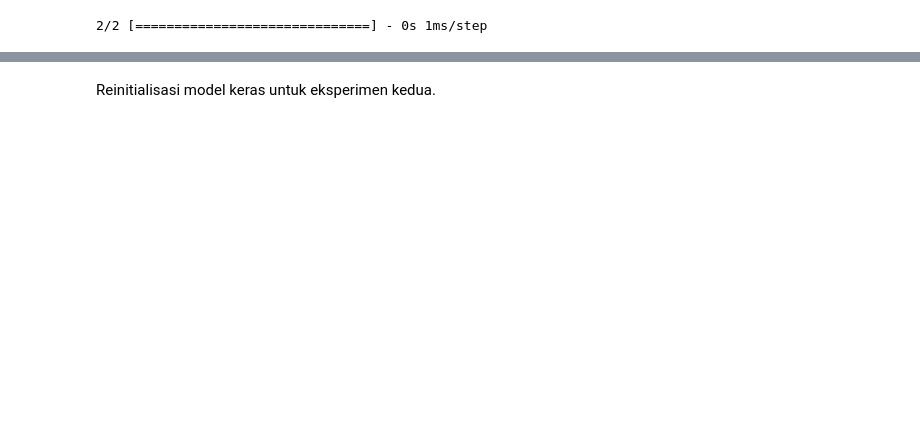
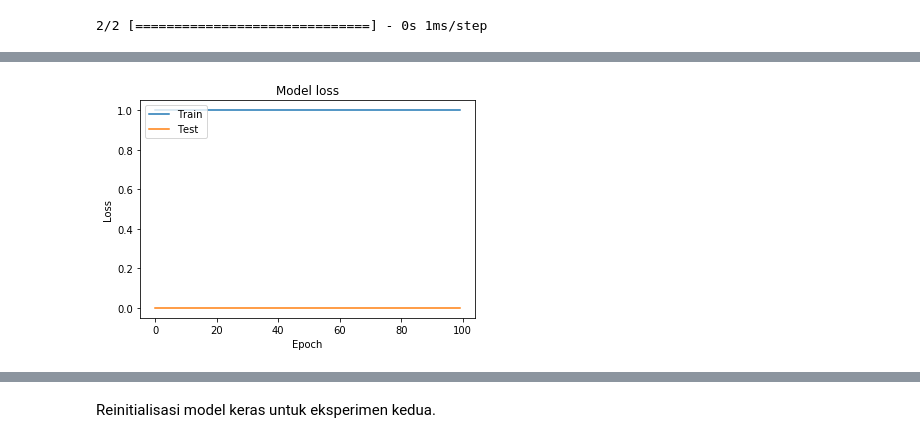
Before and after one commit to rizkiduwinanto/TubesML2, a Jupyter notebook: TubesML2.ipynb, the cells around one changed output, grey strips where cells are left out. Cells and saved outputs as stored; diff of their text form; code cells hidden in the pictures; blank space fills up the shorter version.

```diff
--- a/TubesML2.ipynb
+++ b/TubesML2.ipynb
@@ -14,3 +18,6 @@ import matplotlib.pyplot as plt
+# %%
+train_data = [(x, y) for x, y in zip(X_train, y_train)]
+test_data = [(x, y) for x, y in zip(X_test, y_test)]
 # %% [markdown]
 ## 1.a. Create a Classifier
 # %% [markdown]
@@ -141,7 +148,7 @@ class Network(object):
     def evaluate(self, test_data):
         test_results = [(1 if self.feed_forward(x) * 2 >= 1 else 0, y) for x, y in test_data]
         accuracy = sum(int(x == y) for x, y in test_results)/len(test_results)
-        loss = sum(pow(int(y - x), 2) for x, y in test_results)/len(test_results)
+        loss = sum(math.pow((y - x), 2) for x, y in test_results)/len(test_results)
         return accuracy, loss
 
     def predict(self, test_data):
@@ -312,6 +360,6 @@ test_data = [(x, y) for x, y in zip(X_test, y_test)]
 start = time.time()
 # %%
 neural_network1 = Network([4, 10, 8, 1])
-neural_network1.fit(train_data, 500, 1, 0.1, validation_split=0.1)
+neural_network1.fit(train_data, 100, 1, 0.1, validation_split=0.1)
 # %% [output]
 Train on 10 samples, validate on 2 samples
@@ -490,11 +540,13 @@ plt.show()
 # %%
-plt.plot(neural_network2.history['acc'])
-plt.plot(neural_network2.history['val_acc'])
-plt.title('Model accuracy')
-plt.ylabel('Accuracy')
+plt.plot(neural_network1.history['loss'])
+plt.plot(neural_network1.history['val_loss'])
+plt.title('Model loss')
+plt.ylabel('Loss')
 plt.xlabel('Epoch')
 plt.legend(['Train', 'Test'], loc='upper left')
 plt.show()
+# %% [output]
+[figure, added]
 # %%
 accuracy2, loss2 = neural_network2.evaluate(test_data)
 # %%
```
Also changed, not shown: parts of 42 cells of this notebook.
